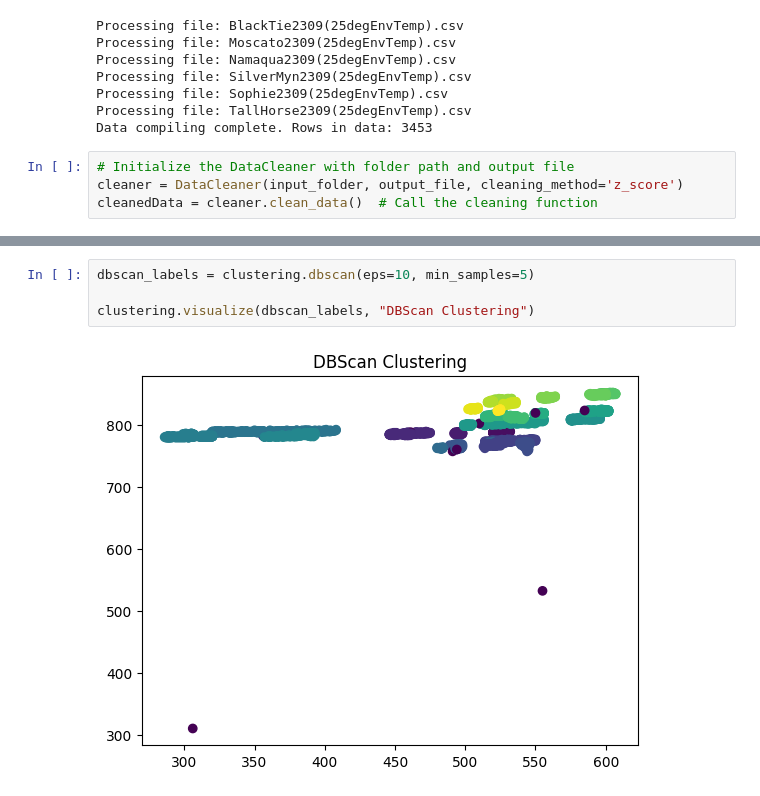
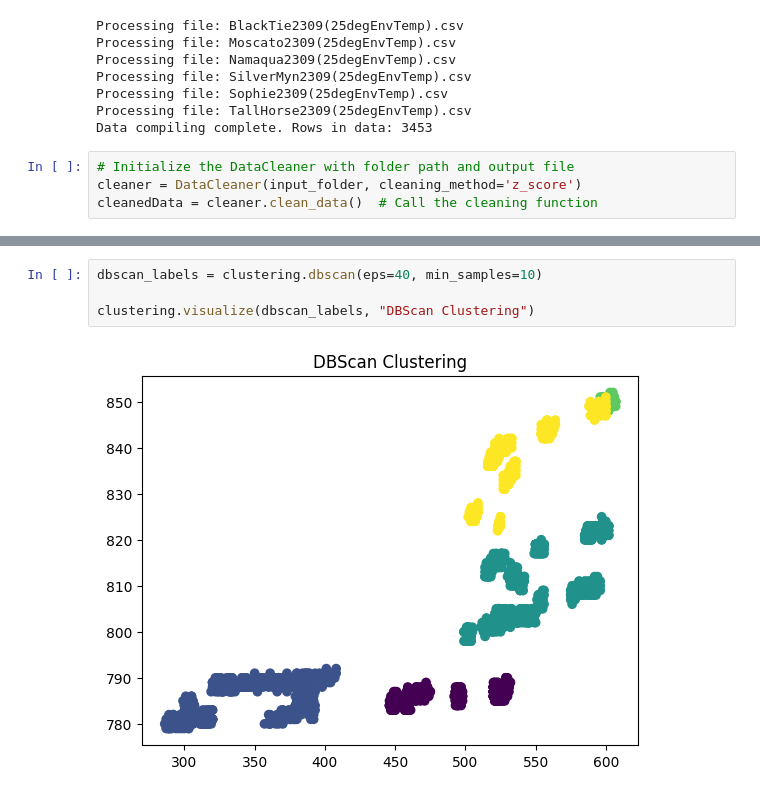
Before and after one commit to AidanRabinowitz/ArduinoWineSniffer, a Jupyter notebook: src/WineDataAnalysis.ipynb, the cells around one changed output, grey strips where cells are left out. Saved outputs shown, nothing was run; the diff lists cells and outputs as text.

```diff
--- a/src/WineDataAnalysis.ipynb
+++ b/src/WineDataAnalysis.ipynb
@@ -36,6 +36,6 @@ Processing file: TallHorse2309(25degEnvTemp).csv
 Data compiling complete. Rows in data: 3453
 # %%
 # Initialize the DataCleaner with folder path and output file
-cleaner = DataCleaner(input_folder, output_file, cleaning_method='z_score')
+cleaner = DataCleaner(input_folder, cleaning_method='z_score')
 cleanedData = cleaner.clean_data()  # Call the cleaning function
 # %% [output]
@@ -96,6 +103,6 @@ cleanedData.head()
 # %%
-dbscan_labels = clustering.dbscan(eps=10, min_samples=5)
+dbscan_labels = clustering.dbscan(eps=40, min_samples=10)
 
 clustering.visualize(dbscan_labels, "DBScan Clustering")
 # %% [output]
-[figure, old version]
+[figure, new version]
```
Also changed, not shown: parts of 8 cells of this notebook, 2 other files.
